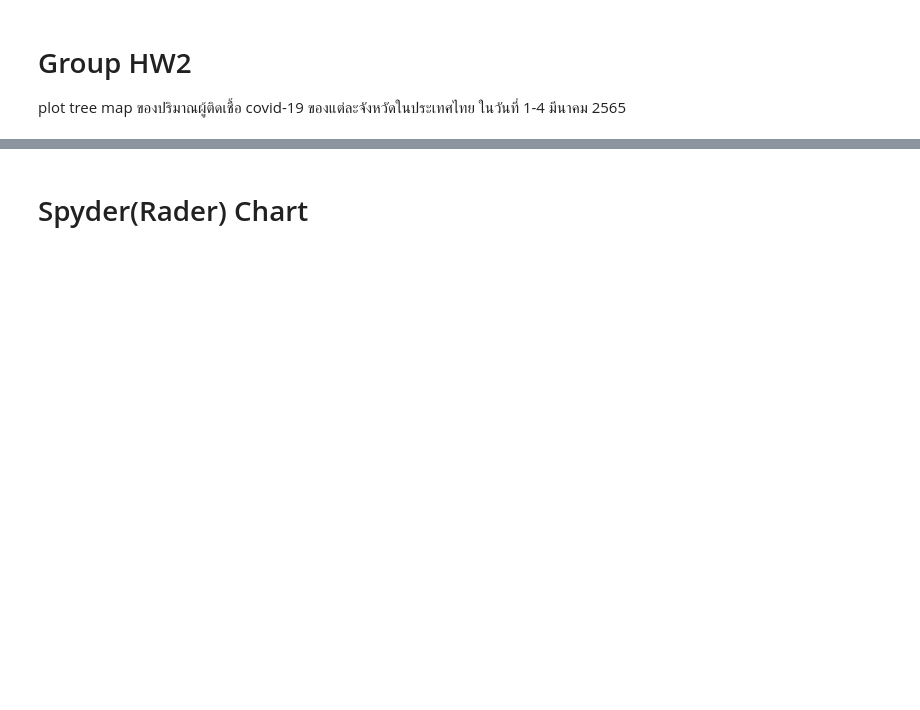
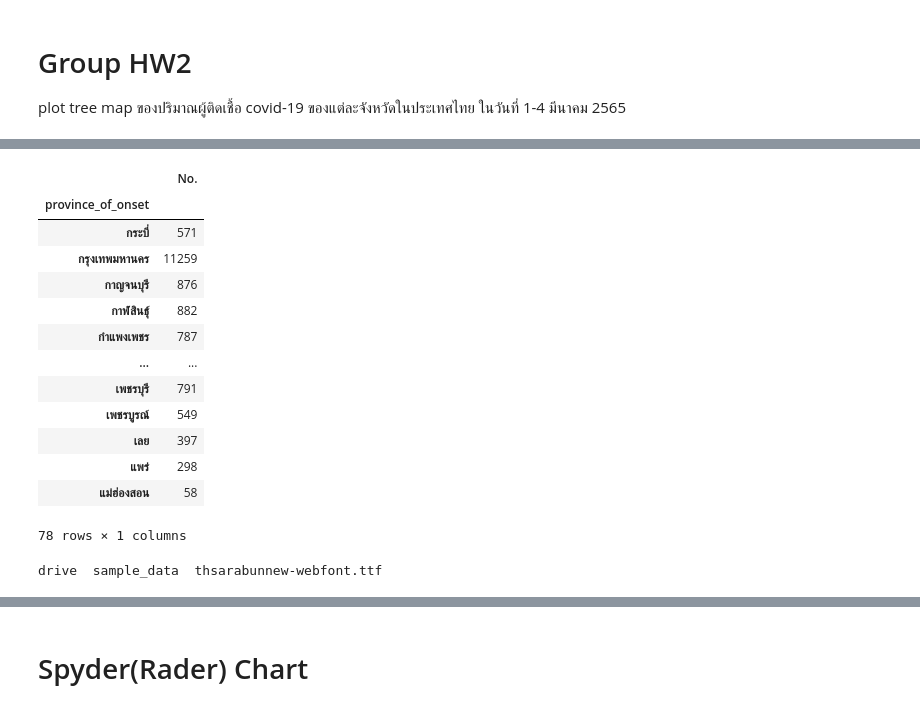
Before and after one commit to Ppangchon/data_viz_2022, a Jupyter notebook: DataViz04 Data Comparison.ipynb, the cells around one changed output, grey strips where cells are left out. Saved outputs shown, nothing was run; the diff lists cells and outputs as text; code cells hidden in the pictures; blank space fills up the shorter version.

```diff
--- a/DataViz04 Data Comparison.ipynb
+++ b/DataViz04 Data Comparison.ipynb
@@ -405,0 +469,26 @@ plot tree map ของปริมาณผู้ติดเชื้อ covid
+# %%
+data_covid = covid.groupby('province_of_onset').count() #จัดกลุ่มตามจังหวัดและนับจำนวนคนในแต่ละจังหวัด
+data_covid
+# %% [output]
+|  | No. |
+| province_of_onset |  |
+| กระบี่ | 571 |
+| กรุงเทพมหานคร | 11259 |
+| กาญจนบุรี | 876 |
+| กาฬสินธุ์ | 882 |
+| กำแพงเพชร | 787 |
+| ... | ... |
+| เพชรบุรี | 791 |
+| เพชรบูรณ์ | 549 |
+| เลย | 397 |
+| แพร่ | 298 |
+| แม่ฮ่องสอน | 58 |
+78 rows × 1 columns
+# %%
+!wget -q https://github.com/Phonbopit/sarabun-webfont/raw/master/fonts/thsarabunnew-webfont.ttf #ติดตั้ง font
+!ls
+import matplotlib as mpl
+mpl.font_manager.fontManager.addfont('thsarabunnew-webfont.ttf')
+mpl.rc('font', family='TH Sarabun New')
+# %% [output]
+drive  sample_data  thsarabunnew-webfont.ttf
```
Also changed, not shown: parts of 11 cells of this notebook.
